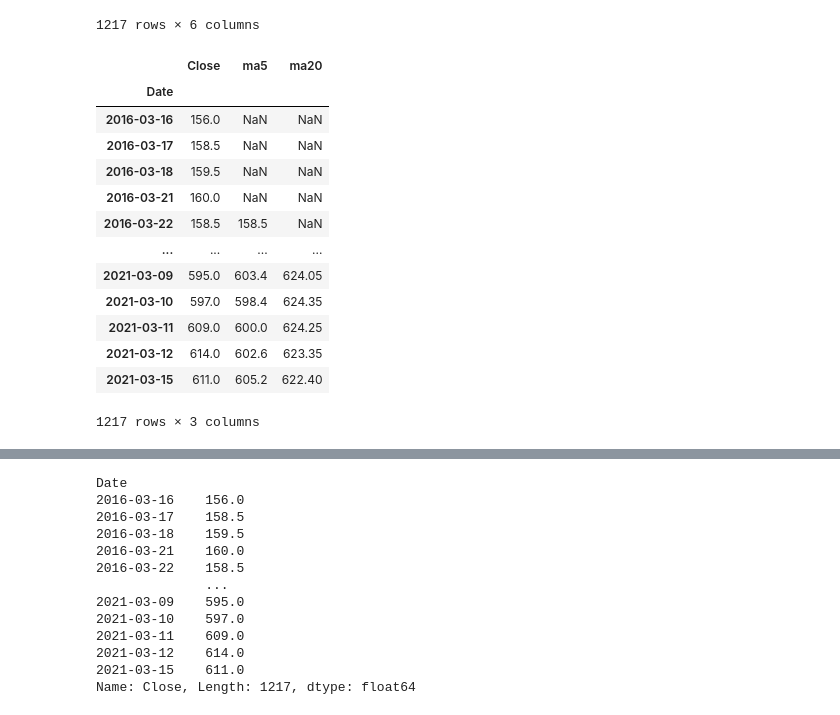
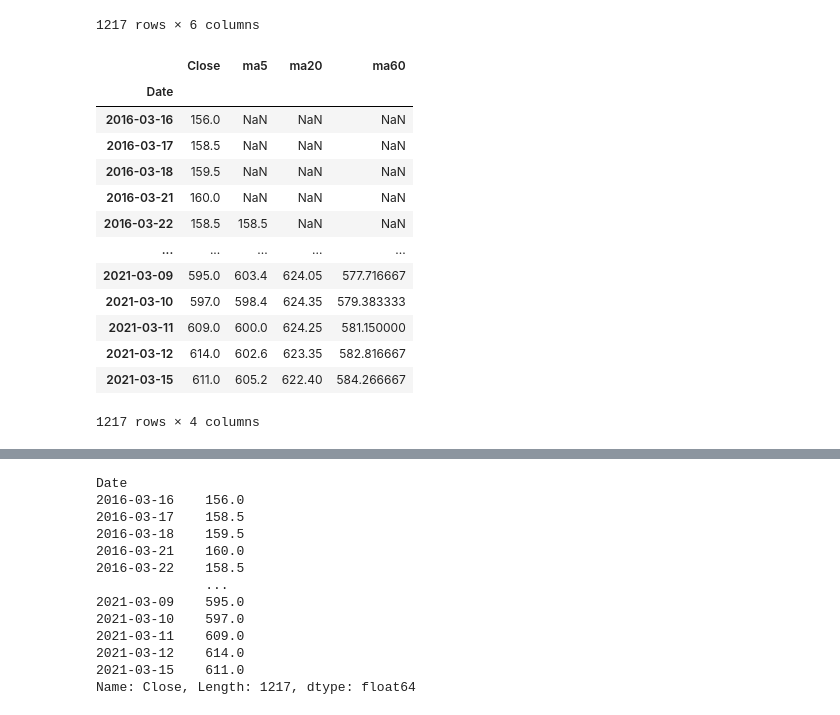
Before and after one commit to webclinic017/trade-backtest, a Jupyter notebook: 6_1_產生交易訊號並畫圖.ipynb, the cells around one changed output, grey strips where cells are left out. Saved outputs shown, nothing was run; the diff lists cells and outputs as text; code cells hidden in the pictures.

```diff
--- a/6_1_產生交易訊號並畫圖.ipynb
+++ b/6_1_產生交易訊號並畫圖.ipynb
@@ -29,20 +29,22 @@ df
 df['ma5']=df.iloc[:,3].rolling(5).mean()
 # %%
 df['ma20']=df.iloc[:,3].rolling(20).mean()
+# %%
+df['ma60']=df.iloc[:,3].rolling(60).mean()
 # %%
-df[['Close', 'ma5','ma20']]
+df[['Close', 'ma5','ma20','ma60']]
 # %% [output]
-|  | Close | ma5 | ma20 |
-| Date |  |  |  |
-| 2016-03-16 | 156.0 | NaN | NaN |
-| 2016-03-17 | 158.5 | NaN | NaN |
-| 2016-03-18 | 159.5 | NaN | NaN |
-| 2016-03-21 | 160.0 | NaN | NaN |
-| 2016-03-22 | 158.5 | 158.5 | NaN |
-| ... | ... | ... | ... |
-| 2021-03-09 | 595.0 | 603.4 | 624.05 |
-| 2021-03-10 | 597.0 | 598.4 | 624.35 |
-| 2021-03-11 | 609.0 | 600.0 | 624.25 |
-| 2021-03-12 | 614.0 | 602.6 | 623.35 |
-| 2021-03-15 | 611.0 | 605.2 | 622.40 |
+|  | Close | ma5 | ma20 | ma60 |
+| Date |  |  |  |  |
+| 2016-03-16 | 156.0 | NaN | NaN | NaN |
+| 2016-03-17 | 158.5 | NaN | NaN | NaN |
+| 2016-03-18 | 159.5 | NaN | NaN | NaN |
+| 2016-03-21 | 160.0 | NaN | NaN | NaN |
+| 2016-03-22 | 158.5 | 158.5 | NaN | NaN |
+| ... | ... | ... | ... | ... |
+| 2021-03-09 | 595.0 | 603.4 | 624.05 | 577.716667 |
+| 2021-03-10 | 597.0 | 598.4 | 624.35 | 579.383333 |
+| 2021-03-11 | 609.0 | 600.0 | 624.25 | 581.150000 |
+| 2021-03-12 | 614.0 | 602.6 | 623.35 | 582.816667 |
+| 2021-03-15 | 611.0 | 605.2 | 622.40 | 584.266667 |
-1217 rows × 3 columns
+1217 rows × 4 columns
```
Also changed, not shown: parts of 2 cells of this notebook.
